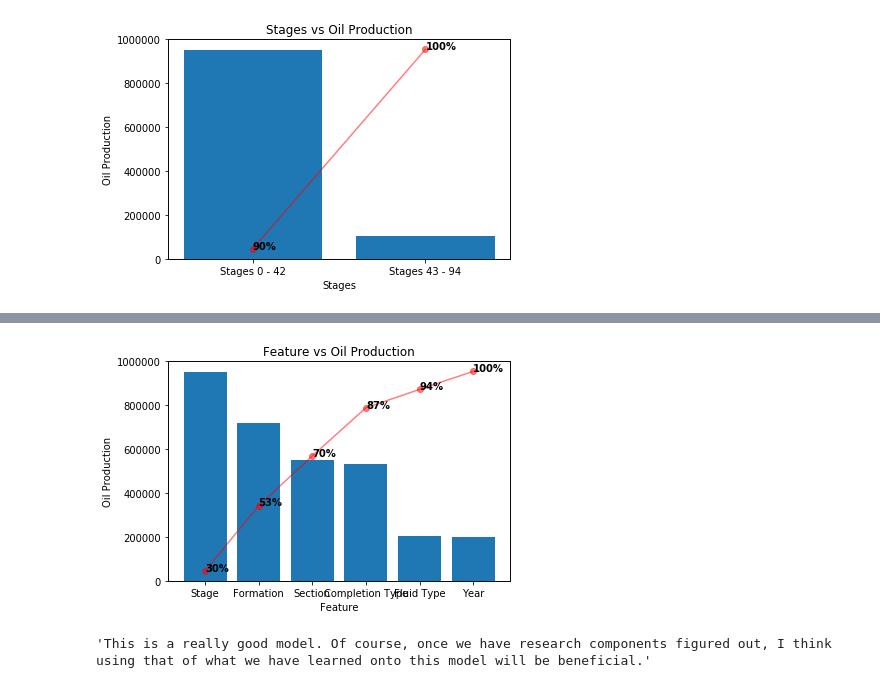
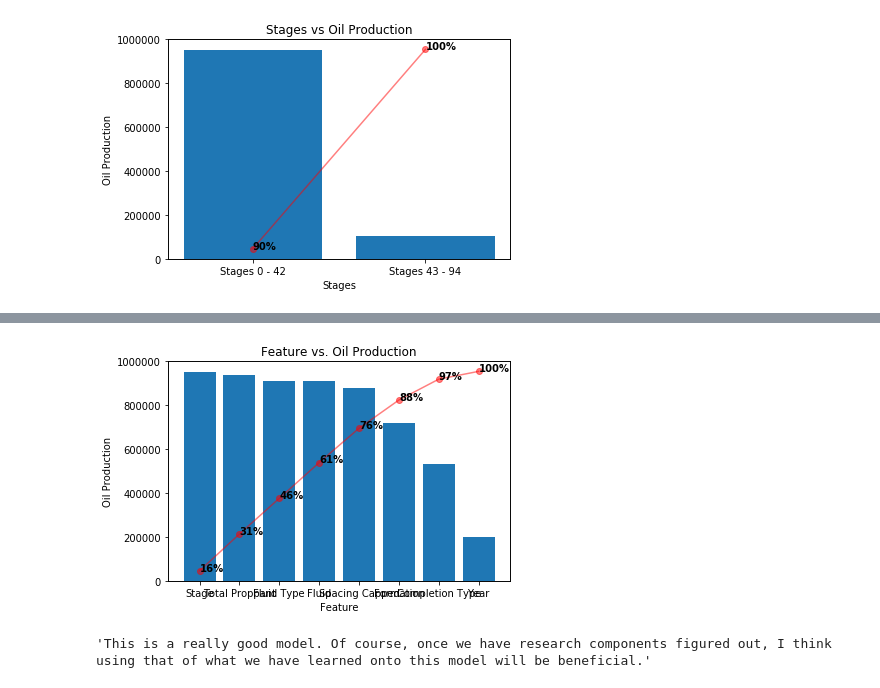
Before and after one commit to FRI-Energy-Analytics/2020_summer_fellows, a Jupyter notebook: Feature Selection - Novel Viz/Model_Testing/Pareto Chart.ipynb, the cells around one changed output, grey strips where cells are left out. Cells and saved outputs as stored; diff of their text form; code cells hidden in the pictures.

```diff
--- a/Feature Selection - Novel Viz/Model_Testing/Pareto Chart.ipynb
+++ b/Feature Selection - Novel Viz/Model_Testing/Pareto Chart.ipynb
@@ -351,0 +439,4 @@ df = pd.DataFrame({
+# %%
+fluid_oilprod = []
+for i in fluid_intervals:
+    fluid_oilprod.append(oil_prod(i, 'Fluid Bins', '12 month Cum Prod'))
@@ -364,5 +466,9 @@ sections.sort()
+# %%
+#Distinction between 4 intervals
+DatabaseDF['Spacing Bins'].dropna().unique()
+spacing_intervals = ['18 - 178.6', '178.6 - 339.0', '339.0 - 500.0', '500.0 - 660.0']
 # %%
-#Find oil production
-section_oilprod = []
-for i in sections:
-    section_oilprod.append(oil_prod(i, 'Section', '12 month Cum Prod'))
+#Calculate oil production
+spacing_oilprod = []
+for i in spacing_intervals:
+    spacing_oilprod.append(oil_prod(i, 'Spacing Bins', '12 month Cum Prod'))
@@ -408,12 +495,16 @@ total_oilprod.append(max(compl_oilprod))
 label.append('Completion Type')
 total_oilprod.append(max(fluid_oilprod))
 label.append('Fluid Type')
-total_oilprod.append(max(oilprod_array))
+total_oilprod.append(max(stages_oilprod))
 label.append('Stage')
 total_oilprod.append(max(year_oilprod))
 label.append('Year')
-total_oilprod.append(max(section_oilprod))
-label.append('Section')
+total_oilprod.append(max(spacing_oilprod))
+label.append('Spacing Capped')
+total_oilprod.append(max(fluid_oilprod))
+label.append('Fluid')
+total_oilprod.append(max(prop_oilprod))
+label.append('Total Proppant')
 # %%
 #Create dataframe for Pareto Chart with completion types
 df = pd.DataFrame({
@@ -421,10 +512,10 @@ df = pd.DataFrame({
     'Oil Production': total_oilprod
 })
 # %%
-#Plot pareto chart for each completion type and its counts
-pareto_plot(df, x='Feature', y= 'Oil Production', title='Feature vs Oil Production')
+#Plot pareto chart for each formation type and how they are related to total oil production
+pareto_plot(df, x='Feature', y='Oil Production', title= 'Feature vs. Oil Production')
 # %% [output]
-[figure, old version]
+[figure, new version]
 # %%
 '''This is a really good model. Of course, once we have research components figured out, I think using that of what we have learned onto this model will be beneficial.'''
 # %% [output]
```
Also changed, not shown: parts of 41 cells of this notebook.
